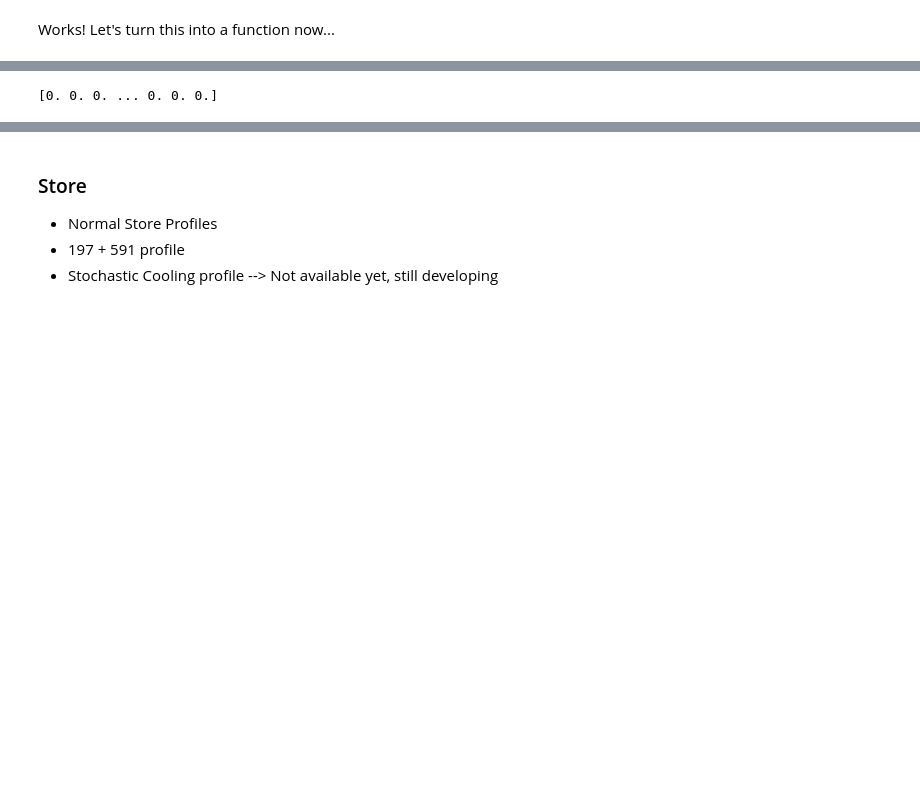
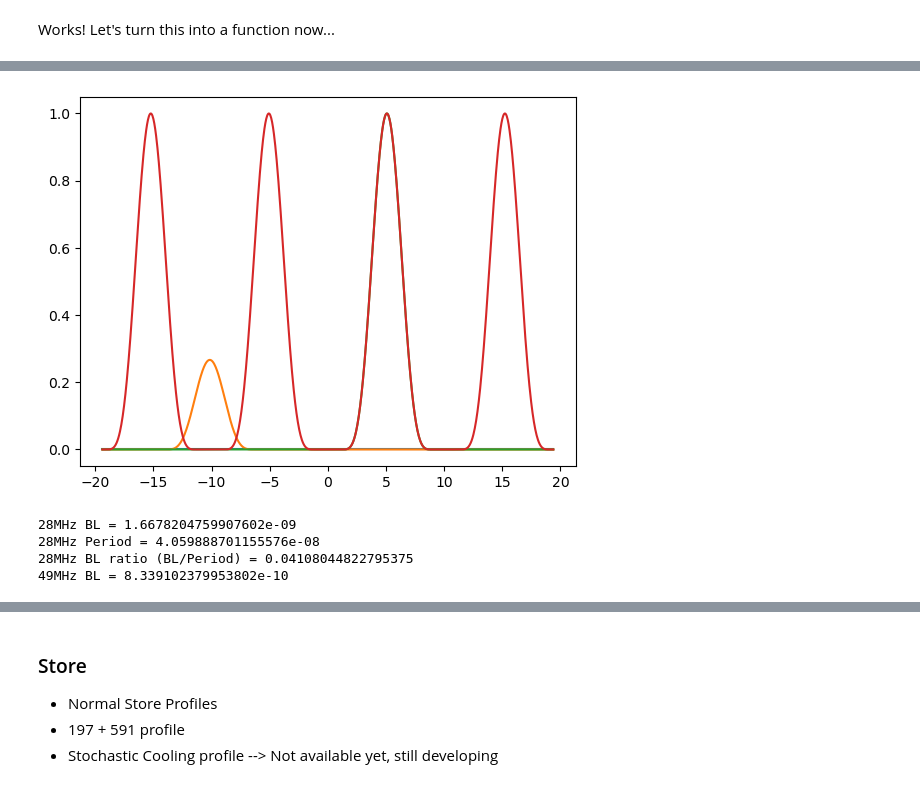
Before and after one commit to whyven/instrSimTools, a Jupyter notebook: instrSimTools/Testing_Notebook.ipynb, the cells around one changed output, grey strips where cells are left out. Drawn from its saved outputs; the diff is of its cells as text; code cells hidden in the pictures; blank space fills up the shorter version.

```diff
--- a/instrSimTools/Testing_Notebook.ipynb
+++ b/instrSimTools/Testing_Notebook.ipynb
@@ -748,7 +865,39 @@ def split_pulse( num_splits:int, num_end_bunches:int, RF_freqs:List(float), init
+# %%
+test_time = np.linspace(-3/(2*np.pi*HSR_RF_24M), 3/(2*np.pi*HSR_RF_24M), 1000)
+
+# --- Initial pulse
+init = cosine_square_pulse( test_time, HSR_PP_BUNCH_LENGTH_23GeV, pw_type="rms", phase_freq=HSR_RF_24M)*(1-phase_shift/45.0) if phase_shift<45.0 else np.zeros(test_time.size)
+
+# --- Split 1 --- 2-pulses
+#split1 = cosine_square_pulse( test_time, split1_bl, pw_type="rms", phase_freq=HSR_RF_24M, phase_shift=phase_shift1, degrees=True)*(1-phase_shift/135.0) if phase_shift<135.0 else np.zeros(test_time.size)
+#split2 = cosine_square_pulse( test_time, split1_bl, pw_type="rms", phase_freq=HSR_RF_24M, phase_shift=-1*phase_shift1, degrees=True )*(1-phase_shift/135.0) if phase_shift<135.0 else np.zeros(test_time.size)
+
+# --- Split 2 --- 4-pulses
+split3 = cosine_square_pulse( test_time, split1_bl, pw_type="rms", phase_freq=HSR_RF_98M, phase_shift=(360.0+180), degrees=True )
+split4 = cosine_square_pulse( test_time, split1_bl, pw_type="rms", phase_freq=HSR_RF_98M, phase_shift=-1*(360.0+180), degrees=True )
+split5 = cosine_square_pulse( test_time, split1_bl, pw_type="rms", phase_freq=HSR_RF_98M, phase_shift=(360.0-180), degrees=True )
+split6 = cosine_square_pulse( test_time, split1_bl, pw_type="rms", phase_freq=HSR_RF_98M, phase_shift=-1*(360.0-180), degrees=True )
+
+# sig_test = init + split1 + split2 + split3 + split4 + split5 + split6
+sig_test = init +  split3 + split4 + split5 + split6
+# %%
+plt.figure()
+#plt.plot( test_time*1e9, init+split1+split6 )
+plt.plot( test_time*1e9, init )
+plt.plot( test_time*1e9, split1 )
+plt.plot( test_time*1e9, split6 )
+plt.plot( test_time*1e9, sig_test )
+plt.show()
+# %% [output]
+[figure, added]
 # %%
-phase_shift1 = 360.0
-phase_shift2 = 100.0
-split1 = cosine_square_pulse( test_time, HSR_PP_BUNCH_LENGTH_23GeV/1.5, pw_type="rms", phi=phase_shift1 )*(1-phase_shift2/180.0) if phase_shift2<180.0 else 0.0
-print( split1 )
+test = HSR_PP_BUNCH_LENGTH_23GeV * HSR_RF_24M
+print( f"28MHz BL = {HSR_PP_BUNCH_LENGTH_23GeV}")
+print( f"28MHz Period = {1/HSR_RF_24M}")
+print( f"28MHz BL ratio (BL/Period) = {test}")
+print( f"49MHz BL = {test/HSR_RF_49M}")
 # %% [output]
-[0. 0. 0. ... 0. 0. 0.]
+28MHz BL = 1.6678204759907602e-09
+28MHz Period = 4.059888701155576e-08
+28MHz BL ratio (BL/Period) = 0.04108044822795375
+49MHz BL = 8.339102379953802e-10
```
Also changed, not shown: parts of 23 cells of this notebook, 1 other file.
